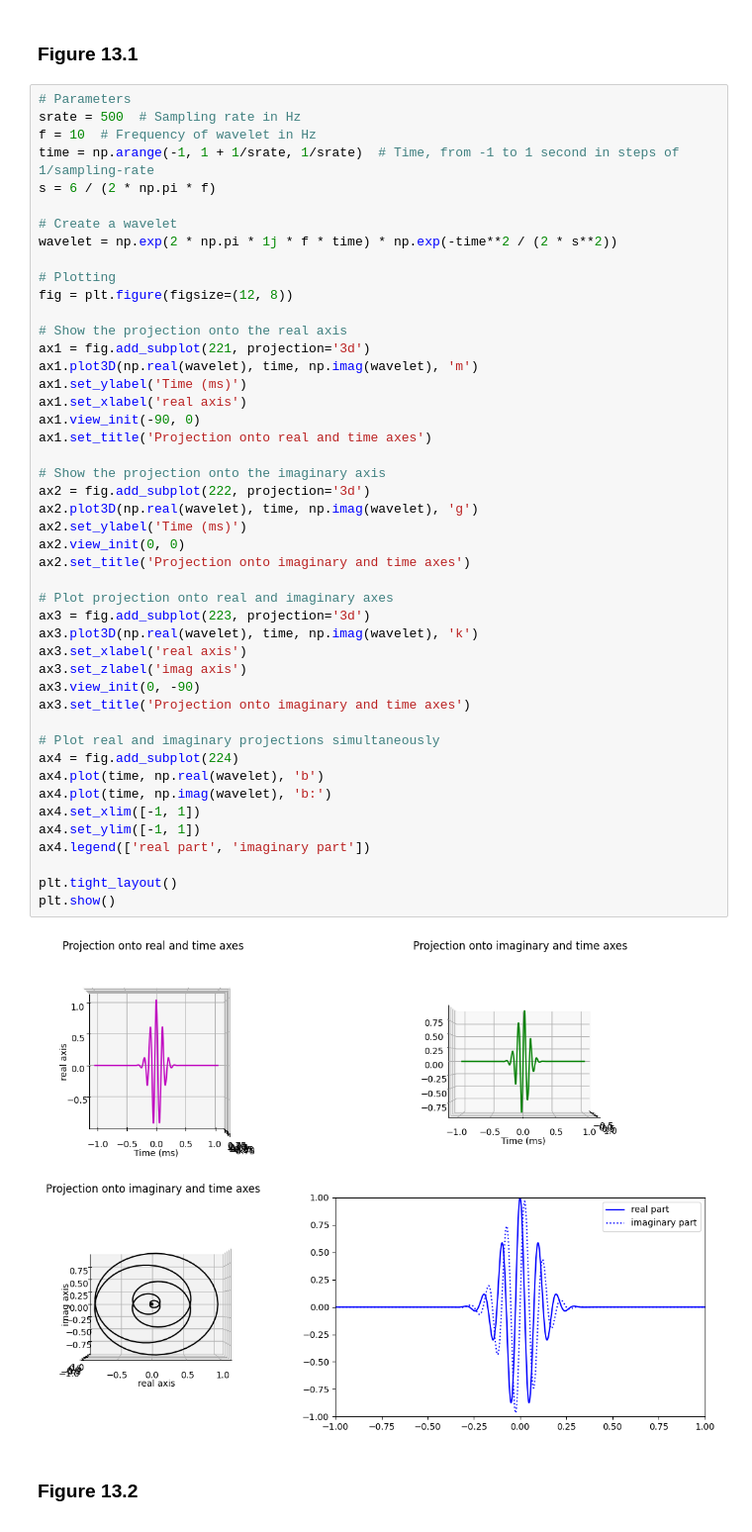
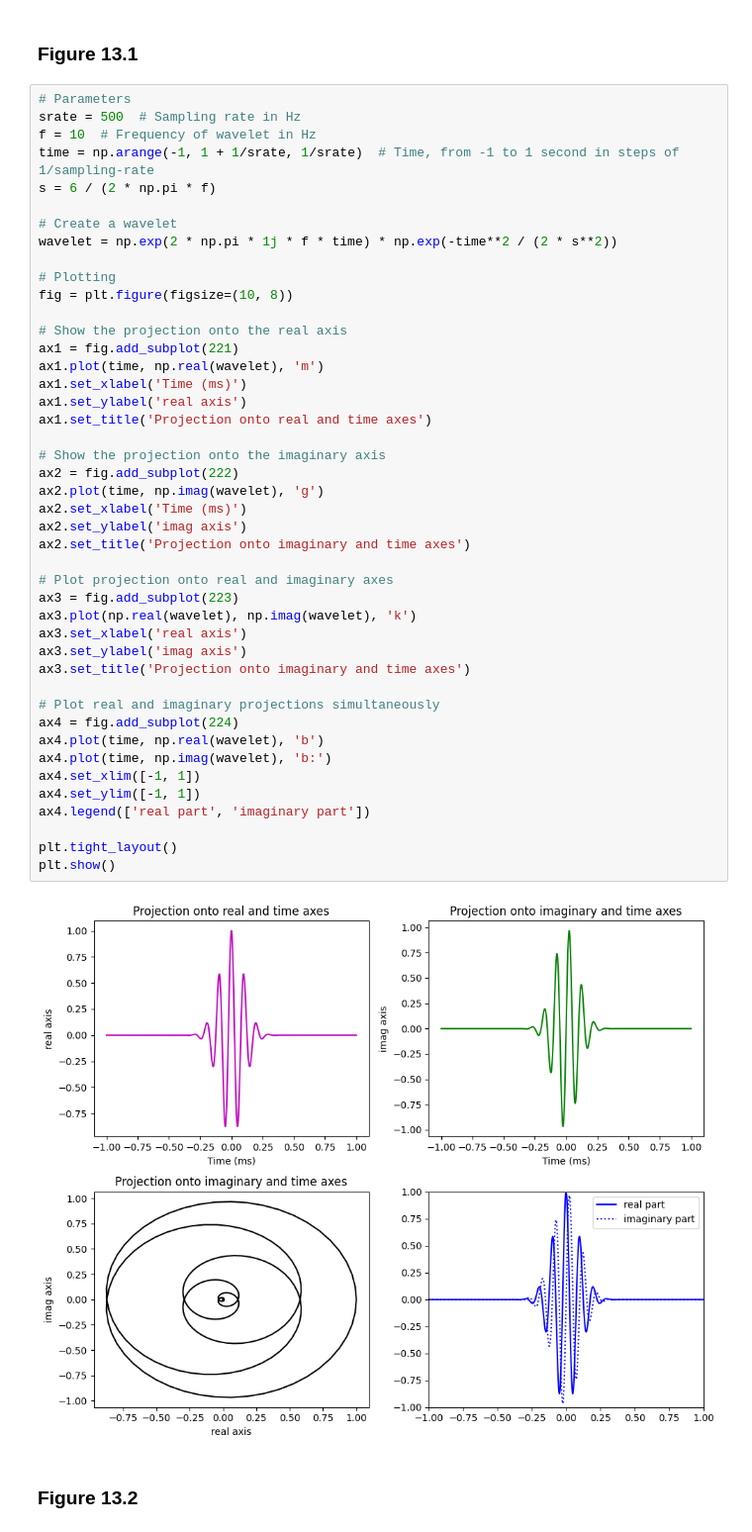
Before and after one commit to agencyenterprise/AnalyzingNeuralTimeSeries-Python, a Jupyter notebook: nbs/chapter13.ipynb, the cells around one changed output. Shown at 99% size. Saved outputs shown, nothing was run; the diff lists cells and outputs as text.

```diff
--- a/nbs/chapter13.ipynb
+++ b/nbs/chapter13.ipynb
@@ -24,47 +27,45 @@ srate = 500  # Sampling rate in Hz
 f = 10  # Frequency of wavelet in Hz
 time = np.arange(-1, 1 + 1/srate, 1/srate)  # Time, from -1 to 1 second in steps of 1/sampling-rate
 s = 6 / (2 * np.pi * f)
 
 # Create a wavelet
 wavelet = np.exp(2 * np.pi * 1j * f * time) * np.exp(-time**2 / (2 * s**2))
 
 # Plotting
-fig = plt.figure(figsize=(12, 8))
+fig = plt.figure(figsize=(10, 8))
 
 # Show the projection onto the real axis
-ax1 = fig.add_subplot(221, projection='3d')
-ax1.plot3D(np.real(wavelet), time, np.imag(wavelet), 'm')
-ax1.set_ylabel('Time (ms)')
-ax1.set_xlabel('real axis')
-ax1.view_init(-90, 0)
+ax1 = fig.add_subplot(221)
+ax1.plot(time, np.real(wavelet), 'm')
+ax1.set_xlabel('Time (ms)')
+ax1.set_ylabel('real axis')
 ax1.set_title('Projection onto real and time axes')
 
 # Show the projection onto the imaginary axis
-ax2 = fig.add_subplot(222, projection='3d')
-ax2.plot3D(np.real(wavelet), time, np.imag(wavelet), 'g')
-ax2.set_ylabel('Time (ms)')
-ax2.view_init(0, 0)
+ax2 = fig.add_subplot(222)
+ax2.plot(time, np.imag(wavelet), 'g')
+ax2.set_xlabel('Time (ms)')
+ax2.set_ylabel('imag axis')
 ax2.set_title('Projection onto imaginary and time axes')
 
 # Plot projection onto real and imaginary axes
-ax3 = fig.add_subplot(223, projection='3d')
-ax3.plot3D(np.real(wavelet), time, np.imag(wavelet), 'k')
+ax3 = fig.add_subplot(223)
+ax3.plot(np.real(wavelet), np.imag(wavelet), 'k')
 ax3.set_xlabel('real axis')
-ax3.set_zlabel('imag axis')
-ax3.view_init(0, -90)
+ax3.set_ylabel('imag axis')
 ax3.set_title('Projection onto imaginary and time axes')
 
 # Plot real and imaginary projections simultaneously
 ax4 = fig.add_subplot(224)
 ax4.plot(time, np.real(wavelet), 'b')
 ax4.plot(time, np.imag(wavelet), 'b:')
 ax4.set_xlim([-1, 1])
 ax4.set_ylim([-1, 1])
 ax4.legend(['real part', 'imaginary part'])
 
 plt.tight_layout()
 plt.show()
 # %% [output]
-[figure, old version]
+[figure, new version]
 # %% [markdown]
 ### Figure 13.2
```
Also changed, not shown: parts of 5 cells of this notebook, 5 other files.
